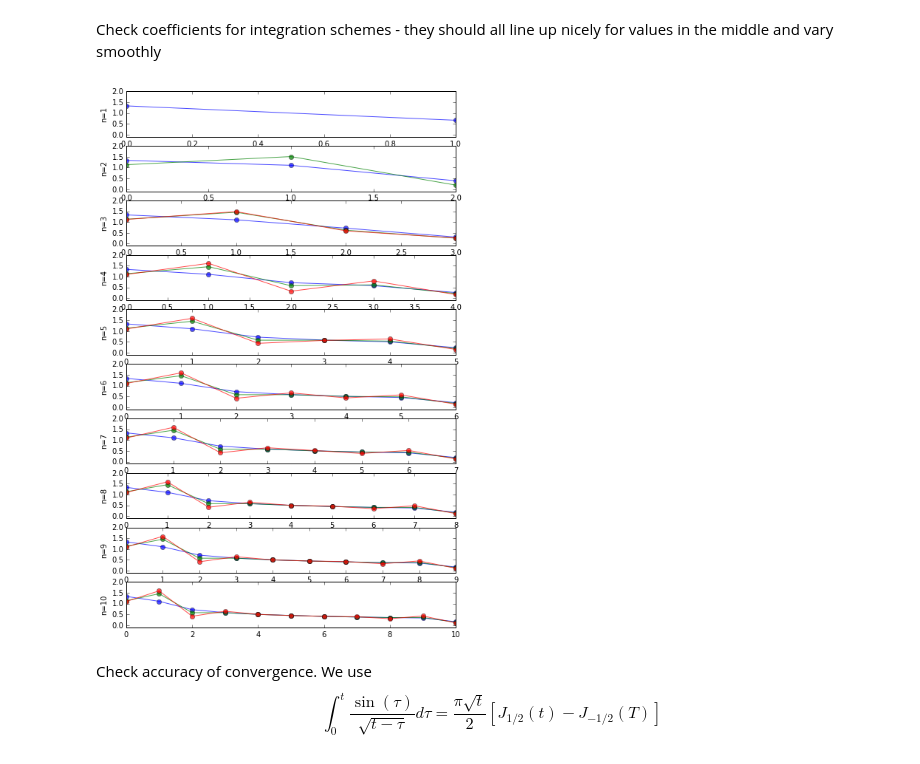
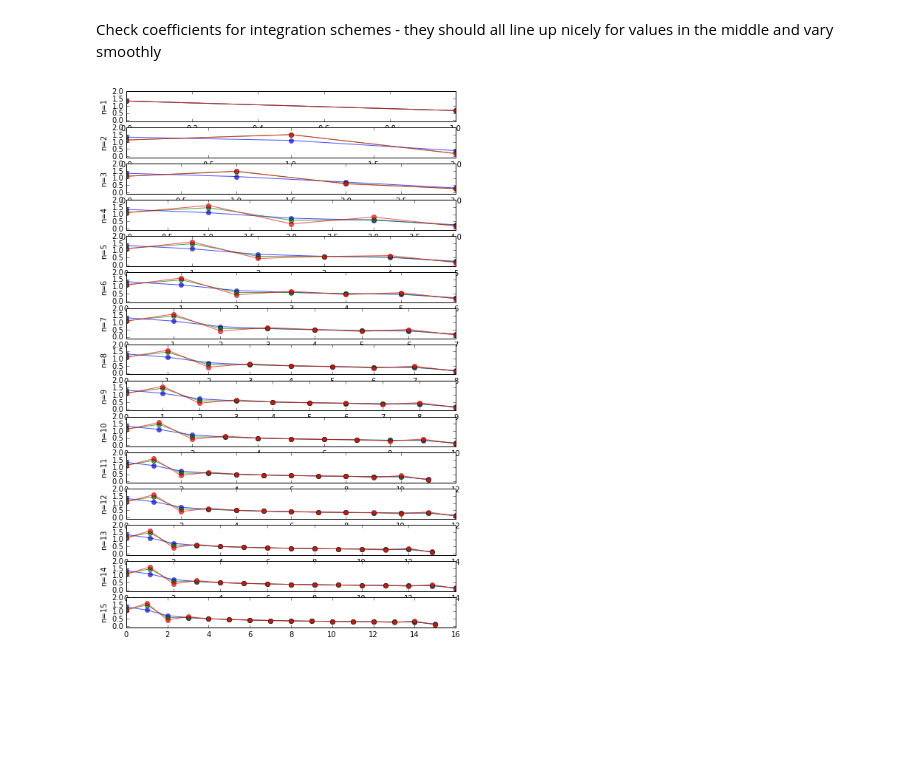
Before and after one commit to jesserobertson/maxr, a Jupyter notebook: jupyter/working.ipynb, the cells around one changed output. Drawn from its saved outputs; the diff is of its cells as text; code cells hidden in the pictures; blank space fills up the shorter version.

```diff
--- a/jupyter/working.ipynb
+++ b/jupyter/working.ipynb
@@ -3,25 +3,20 @@ Check coefficients for integration schemes - they should all line up nicely for
 # %%
 %matplotlib inline
 
 import matplotlib.pyplot as plt
 from maxr.integrator.coefficients import alpha, beta, gamma
 
 n = 0
-f, axes = plt.subplots(10, 1)
+f, axes = plt.subplots(15, 1)
 for ax in axes:
     n += 1
     for coef in (alpha, beta, gamma):
         try:
             ax.plot(coef(n), marker='o', alpha=0.7)
         except ValueError:
             continue
     ax.set_ylim(-0.1, 2)
     ax.set_ylabel('n={0}'.format(n))
 f.set_size_inches(8, 13)
 # %% [output]
-[figure, old version]
+[figure, new version]
-# %% [markdown]
-Check accuracy of convergence. We use
-$$
-\int_0^{t} \frac{\sin{(\tau)}}{\sqrt{t - \tau}}d\tau = \frac{\pi\sqrt{t}}{2}\left[J_{1/2}(t) - J_{-1/2}(T)\right]
-$$
```
Also changed, not shown: parts of 16 cells of this notebook.
